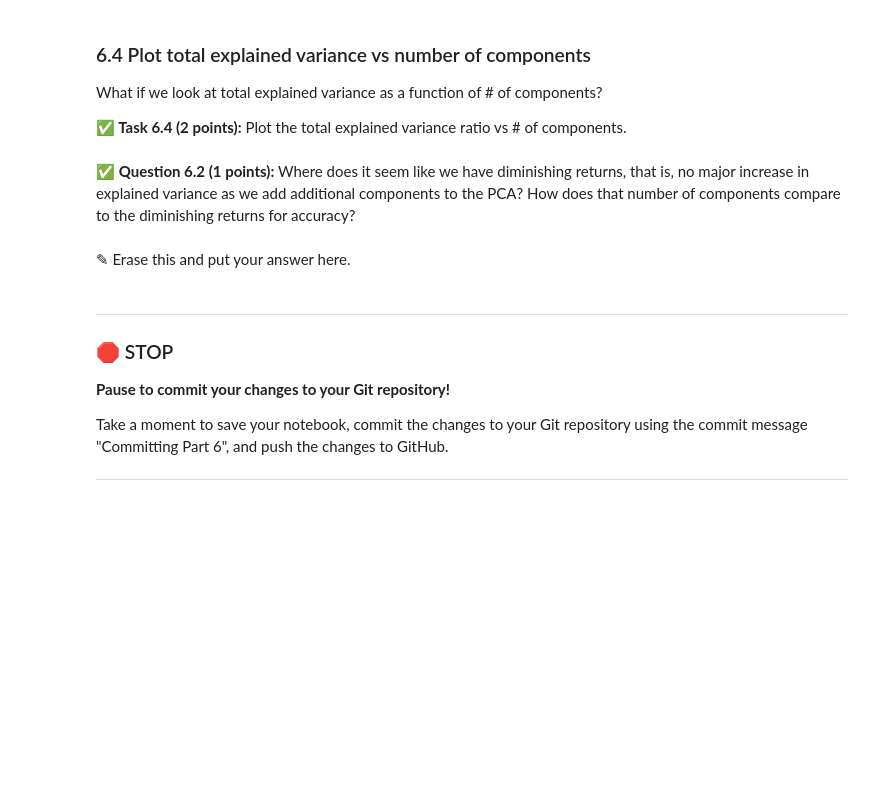
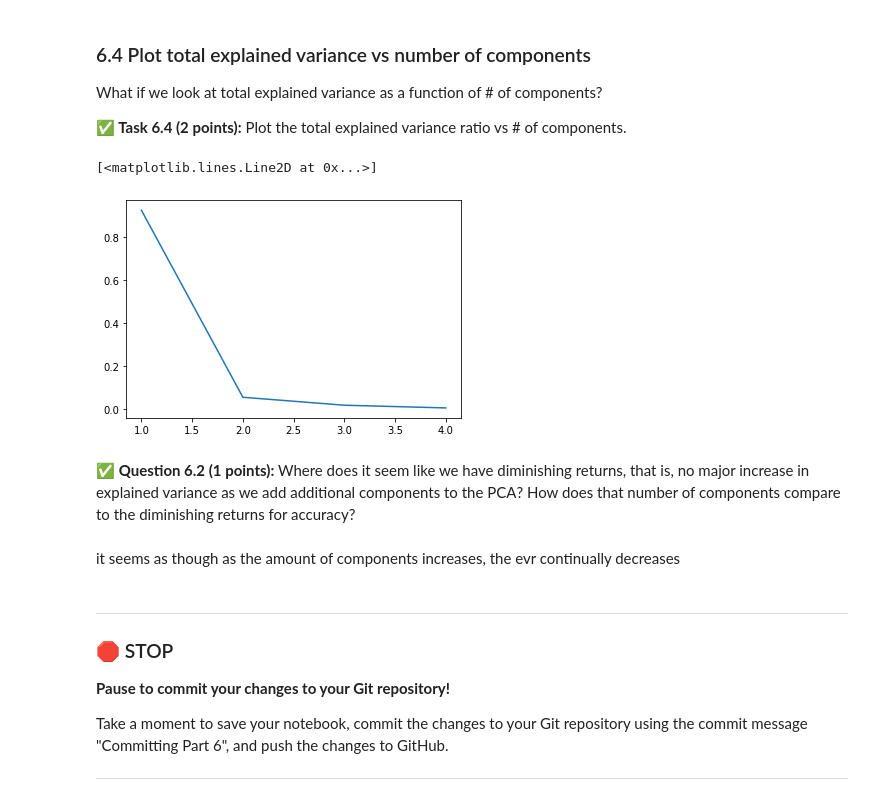
Before and after one commit to Michael-Bellaver/cmse202-s21-turnin, a Jupyter notebook: hw-05/HW-05_SVMandPCA-STUDENT.ipynb, the cells around one changed output. Drawn from its saved outputs; the diff is of its cells as text; code cells hidden in the pictures; blank space fills up the shorter version.

```diff
--- a/hw-05/HW-05_SVMandPCA-STUDENT.ipynb
+++ b/hw-05/HW-05_SVMandPCA-STUDENT.ipynb
@@ -524,7 +555,14 @@ What if we look at total explained variance as a function of # of components?
+# %%
+# Put your code here
+evrs = [0.92321696, 0.05442265, 0.0174487, 0.0049117]
+plt.plot(x, evrs)
+# %% [output]
+[<matplotlib.lines.Line2D at 0x...>]
+[figure, added]
 # %% [markdown]
 **&#9989; Question 6.2 (1 points):** Where does it seem like we have diminishing returns, that is, no major increase in explained variance as we add additional components to the PCA? How does that number of components compare to the diminishing returns for accuracy?
-# %% [markdown]
-<font size=+3>&#9998;</font> Erase this and put your answer here.
+# %% [markdown]
+it seems as though as the amount of components increases, the evr continually decreases
 # %% [markdown]
 ---
 ### &#128721; STOP
```
Also changed, not shown: parts of 10 cells of this notebook.
